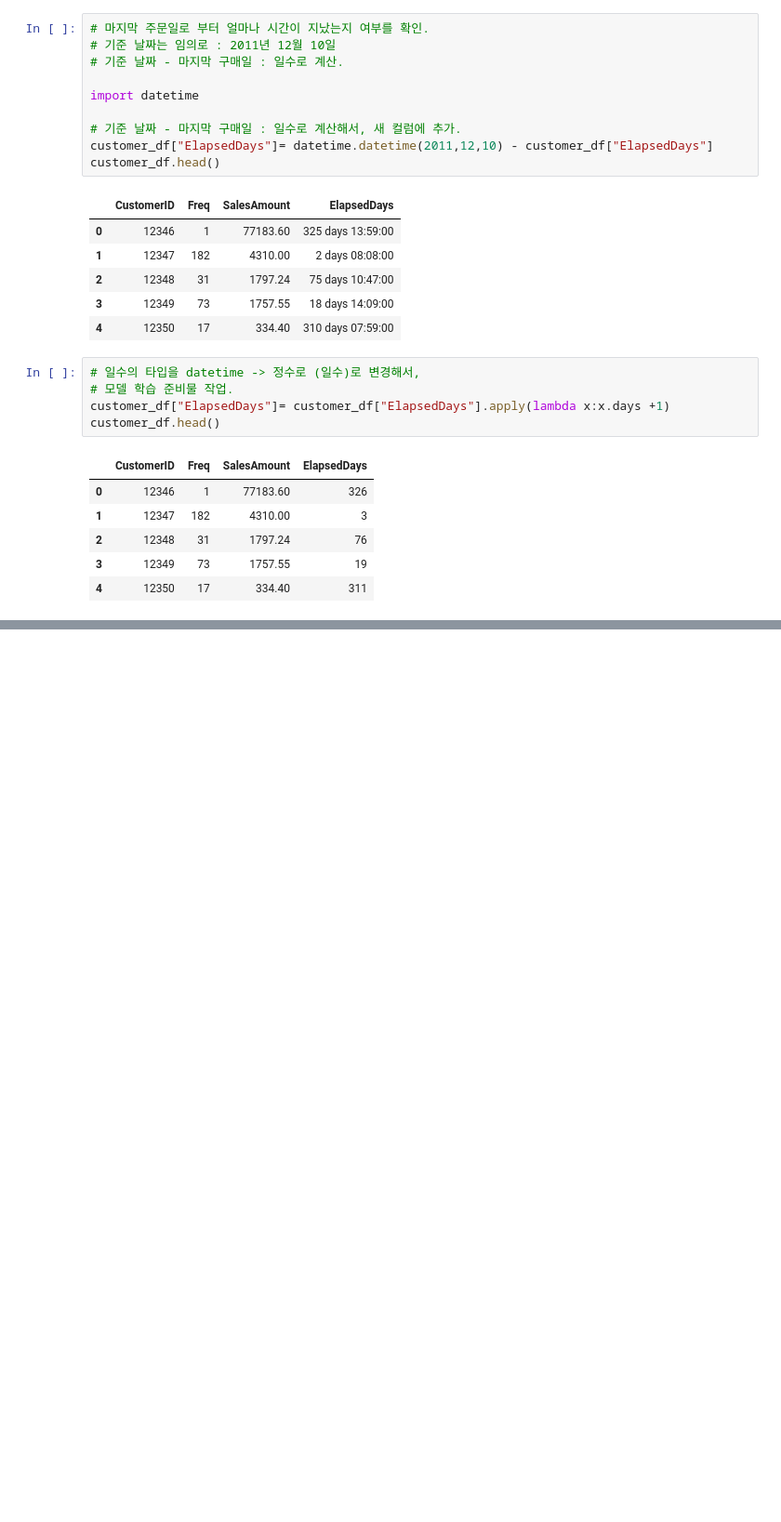
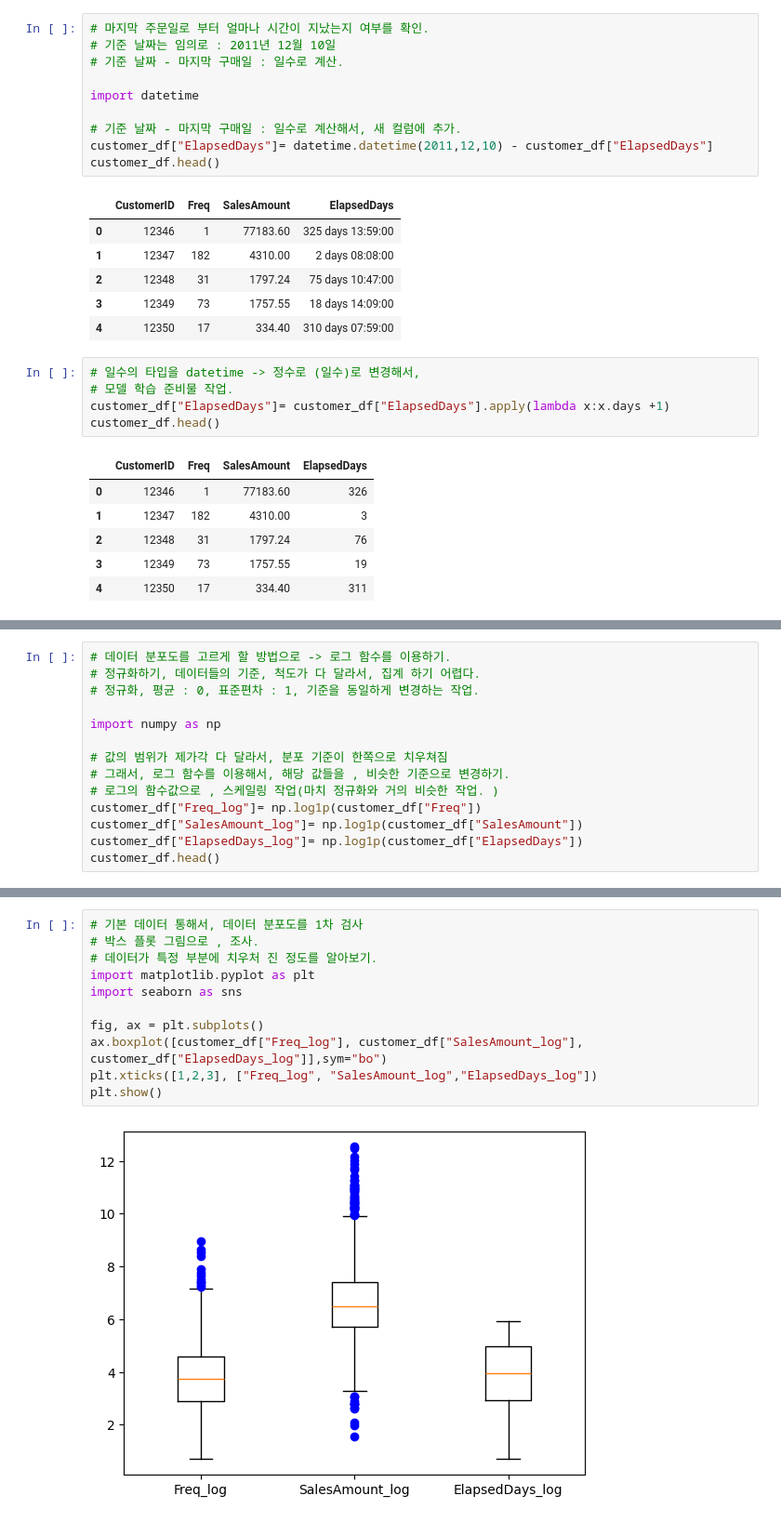
Before and after one commit to lsy3709/BigDataMLTest, a Jupyter notebook: 3-군집분석/test.ipynb, the cells around one changed output, grey strips where cells are left out. Shown at 93% size. Saved outputs shown, nothing was run; the diff lists cells and outputs as text; blank space fills up the shorter version.

Commit message:
3교시 k 평균 알고리즘 비지도 학습, 각 컬럼의 데이터의 범위가 제각각 다 달라서, 로그 함수값으로 스케일링 작업함.

```diff
--- a/3-군집분석/test.ipynb
+++ b/3-군집분석/test.ipynb
@@ -265,0 +282,14 @@ customer_df.head()
+# %%
+# 데이터 분포도를 고르게 할 방법으로 -> 로그 함수를 이용하기.
+# 정규화하기, 데이터들의 기준, 척도가 다 달라서, 집계 하기 어렵다.
+# 정규화, 평균 : 0, 표준편차 : 1, 기준을 동일하게 변경하는 작업.
+
+import numpy as np
+
+# 값의 범위가 제가각 다 달라서, 분포 기준이 한쪽으로 치우쳐짐
+# 그래서, 로그 함수를 이용해서, 해당 값들을 , 비슷한 기준으로 변경하기.
+# 로그의 함수값으로 , 스케일링 작업(마치 정규화와 거의 비슷한 작업. )
+customer_df["Freq_log"]= np.log1p(customer_df["Freq"])
+customer_df["SalesAmount_log"]= np.log1p(customer_df["SalesAmount"])
+customer_df["ElapsedDays_log"]= np.log1p(customer_df["ElapsedDays"])
+customer_df.head()
@@ -265,0 +303,13 @@ customer_df.head()
+# %%
+# 기본 데이터 통해서, 데이터 분포도를 1차 검사
+# 박스 플롯 그림으로 , 조사.
+# 데이터가 특정 부분에 치우처 진 정도를 알아보기.
+import matplotlib.pyplot as plt
+import seaborn as sns
+
+fig, ax = plt.subplots()
+ax.boxplot([customer_df["Freq_log"], customer_df["SalesAmount_log"], customer_df["ElapsedDays_log"]],sym="bo")
+plt.xticks([1,2,3], ["Freq_log", "SalesAmount_log","ElapsedDays_log"])
+plt.show()
+# %% [output]
+[figure, added]
```
Also changed, not shown: parts of 2 cells of this notebook.
